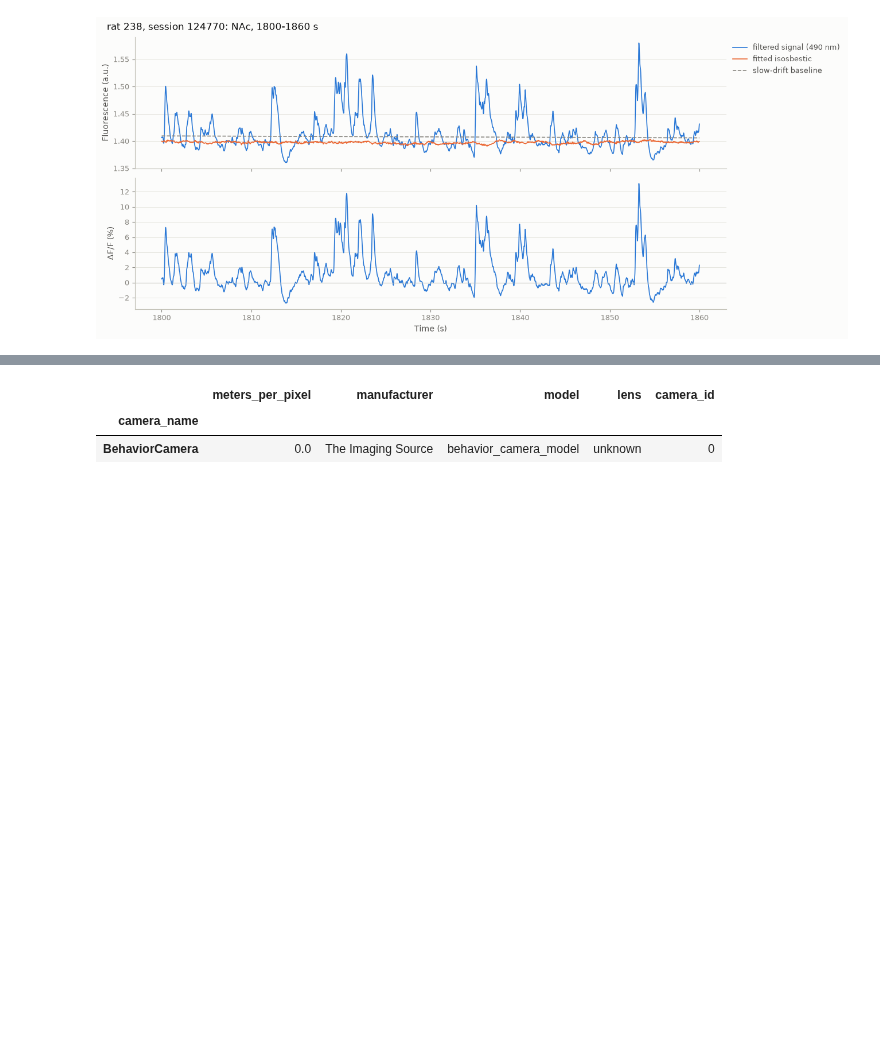
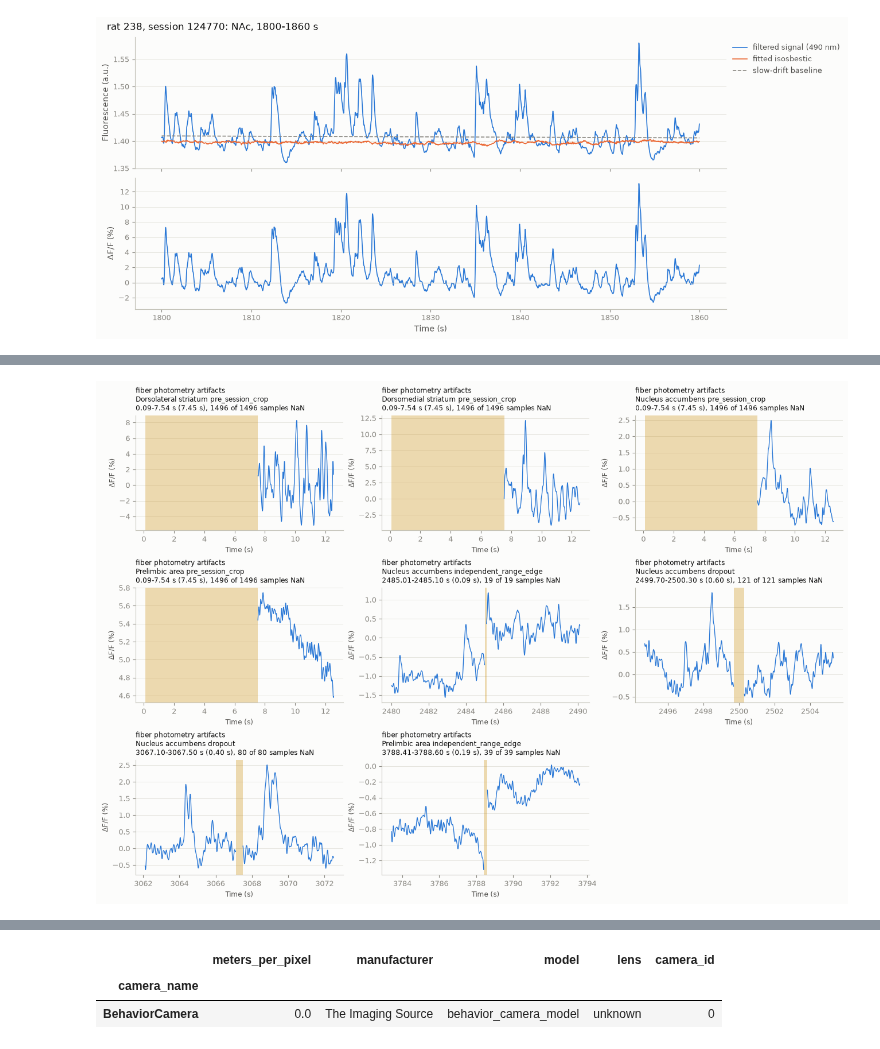
Before and after one commit to catalystneuro/hanks-lab-to-nwb, a Jupyter notebook: spyglass/tutorials/spyglass_fiber_photometry_tutorial.ipynb, the cells around one changed output, grey strips where cells are left out. Saved outputs shown, nothing was run; the diff lists cells and outputs as text; code cells hidden in the pictures; blank space fills up the shorter version.

```diff
--- a/spyglass/tutorials/spyglass_fiber_photometry_tutorial.ipynb
+++ b/spyglass/tutorials/spyglass_fiber_photometry_tutorial.ipynb
@@ -505,0 +612,26 @@ plt.show()
+# %%
+PAD_S = 5.0
+
+ncols = 3
+nrows = -(-len(art_windows) // ncols)
+fig, axes = plt.subplots(nrows, ncols, figsize=(13, 3.0 * nrows), constrained_layout=True, squeeze=False)
+for ax, (_, w) in zip(axes.flat, art_windows.iterrows()):
+    trace = art_dff.loc[w["start_s"] - PAD_S : w["stop_s"] + PAD_S, w["region"]]
+    inside = art_dff.loc[w["start_s"] : w["stop_s"], w["region"]]
+    inside = inside[inside.index < w["stop_s"]]  # half-open window
+    ax.axvspan(w["start_s"], w["stop_s"], color=ARTIFACT_COLOR, alpha=0.3, lw=0)
+    ax.plot(trace.index, trace.values, color=SIGNAL_COLOR, lw=1.0)
+    ax.set_title(
+        # Break the IntervalList name after the prefix so it fits the panel width.
+        f"{ARTIFACT_PREFIX.strip()}\n{w['interval_list_name'].removeprefix(ARTIFACT_PREFIX)}\n"
+        f"{w['start_s']:.2f}-{w['stop_s']:.2f} s ({w['stop_s'] - w['start_s']:.2f} s), "
+        f"{inside.isna().sum()} of {len(inside)} samples NaN",
+        fontsize=8.5,
+    )
+    ax.set_xlabel("Time (s)", fontsize=8.5)
+    ax.set_ylabel("ΔF/F (%)", fontsize=8.5)
+for ax in axes.flat[len(art_windows):]:
+    ax.axis("off")
+plt.show()
+# %% [output]
+[figure, added]
```
Also changed, not shown: parts of 11 cells of this notebook.
